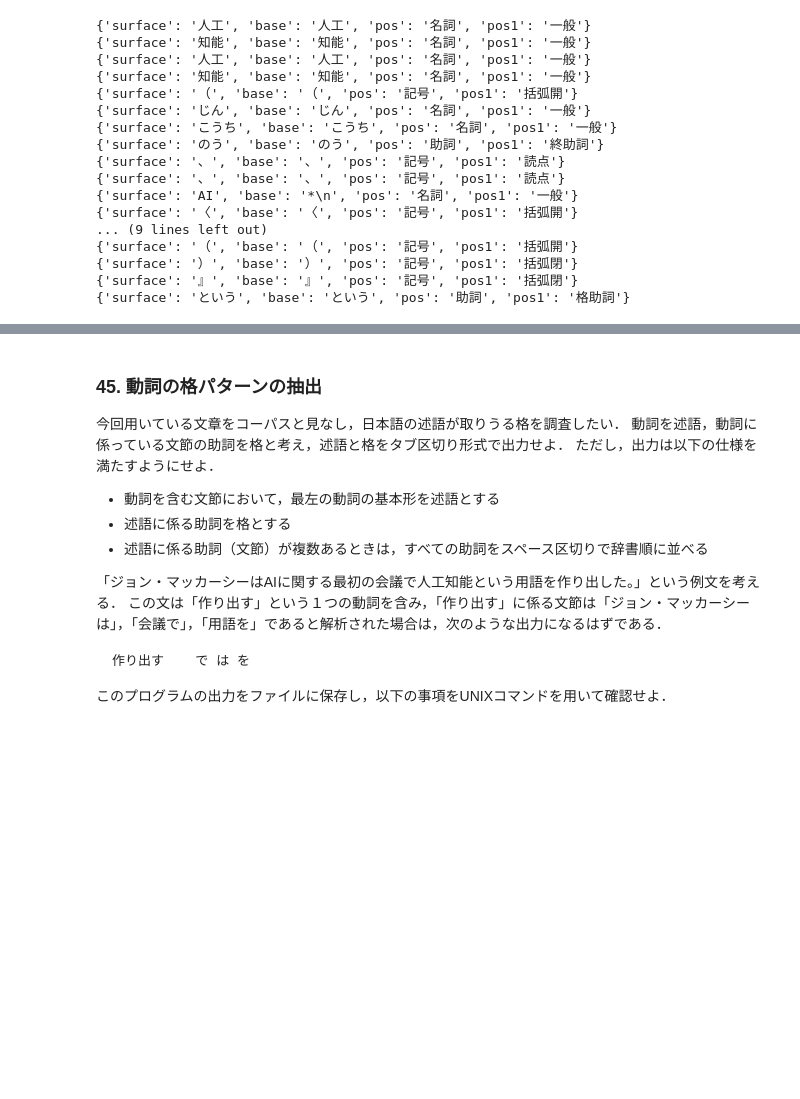
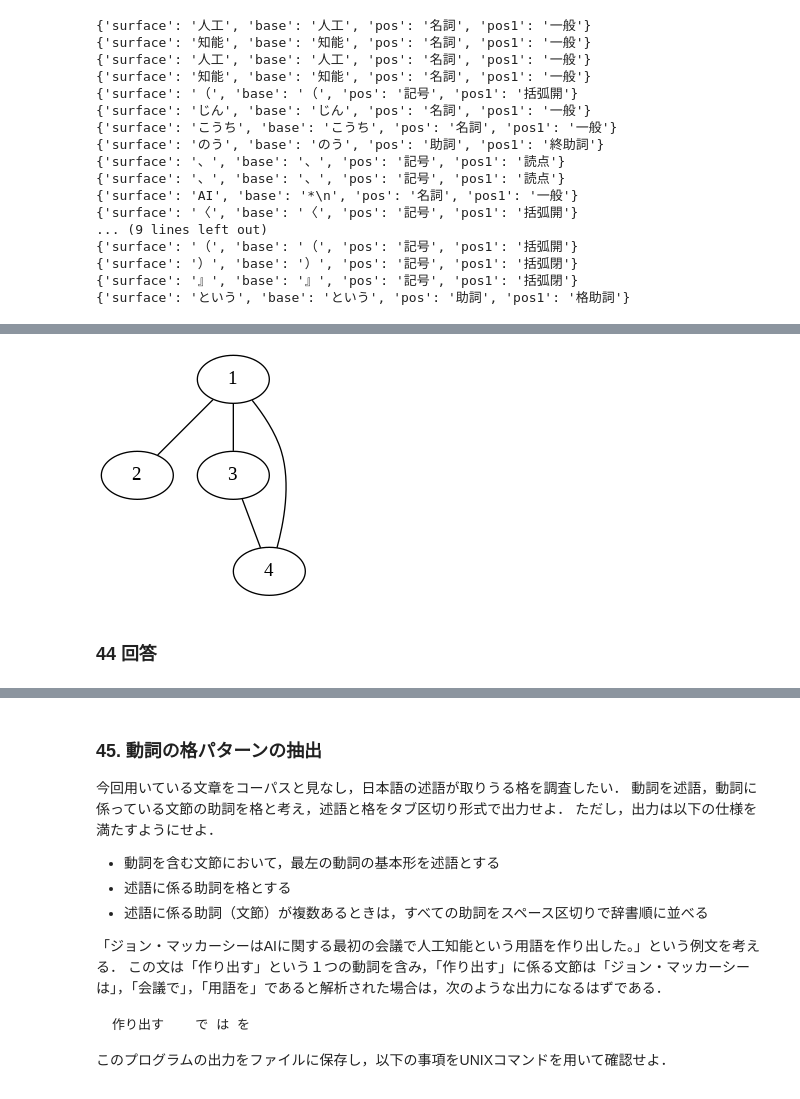
Before and after one commit to Z1LF/nlp100-2020, a Jupyter notebook: 言語処理100本ノック2020[nlp2020].ipynb, the cells around one changed output, grey strips where cells are left out. Drawn from its saved outputs; the diff is of its cells as text; code cells hidden in the pictures; blank space fills up the shorter version.

```diff
--- a/言語処理100本ノック2020[nlp2020].ipynb
+++ b/言語処理100本ノック2020[nlp2020].ipynb
@@ -2074,0 +2362,15 @@ for m in sentence[:25]:
+# %%
+# TEST
+import pydot_ng as pydot
+# グラフ表示用
+from IPython.display import Image
+
+
+edges=[(1,2), (1,3), (1,4), (3,4)]
+g=pydot.graph_from_edges(edges)
+#g.write_jpeg('graph_from_edges_dot.jpg', prog='dot')
+Image(g.create_png())
+# %% [output]
+[figure, added]
+# %% [markdown]
+### 44 回答
```
Also changed, not shown: parts of 18 cells of this notebook.
